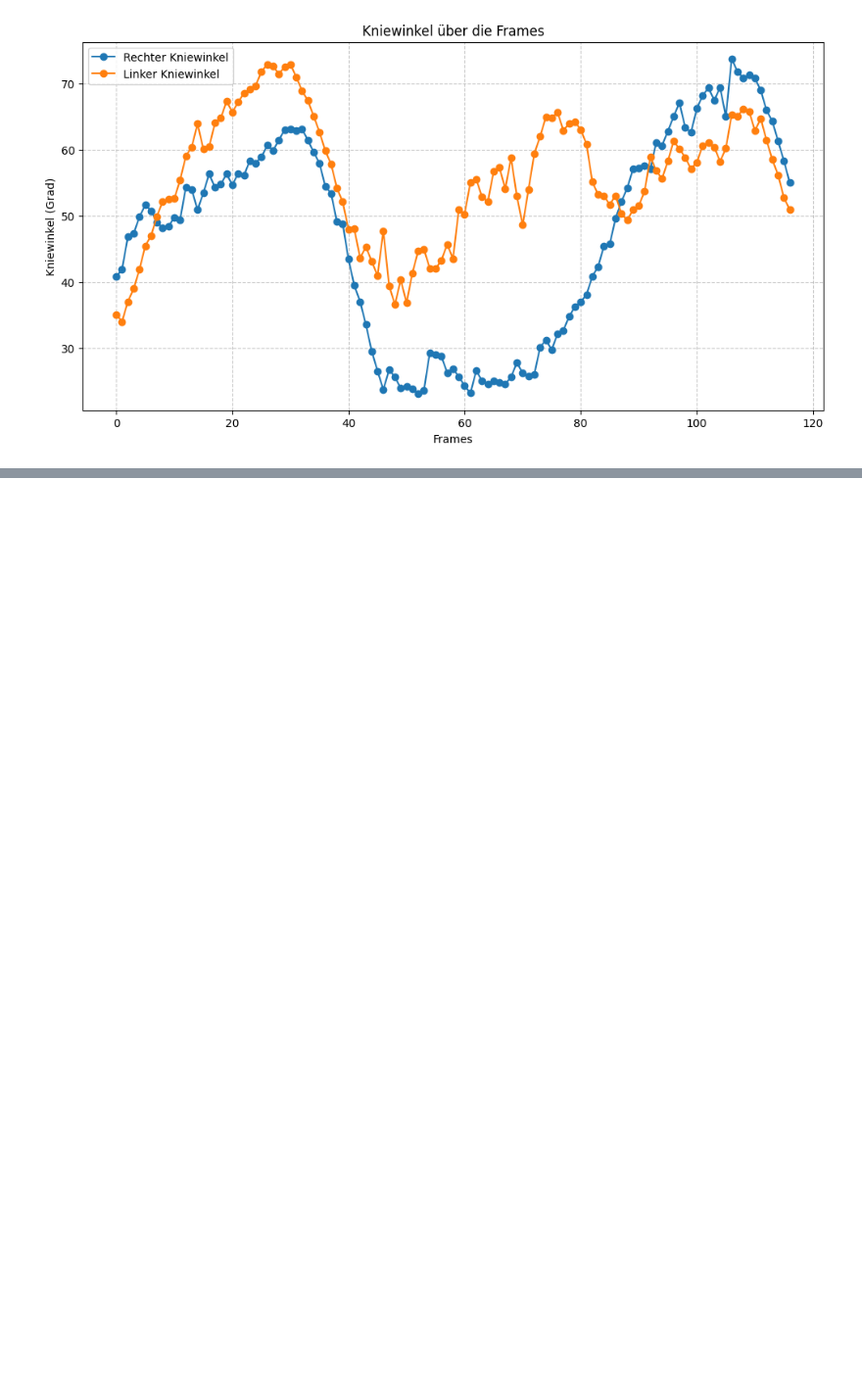
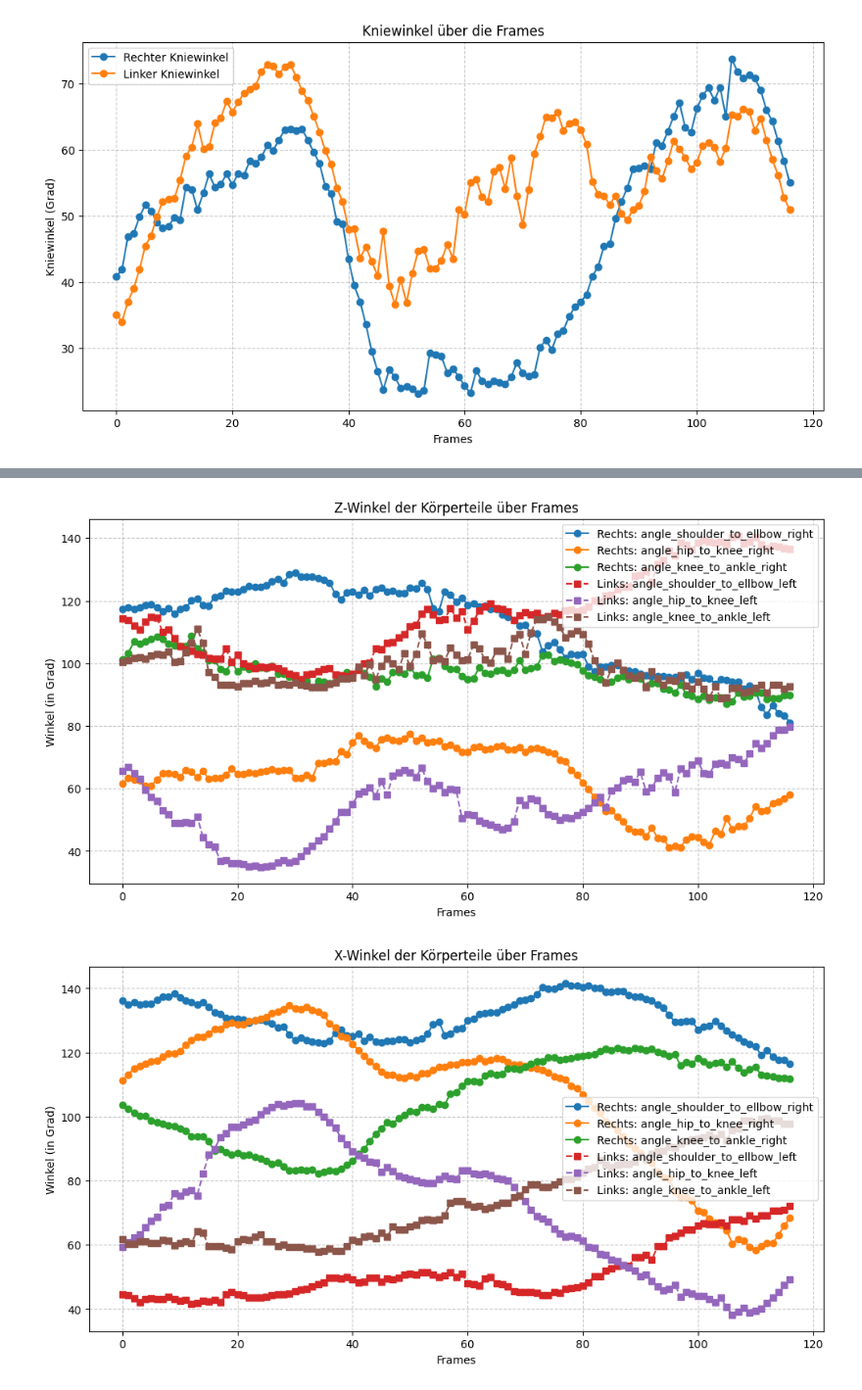
Before and after one commit to pascalghanimi/Ski-Classification-AI, a Jupyter notebook: Feature_Extraction.ipynb, the cells around one changed output, grey strips where cells are left out. Shown at 98% size. Drawn from its saved outputs; the diff is of its cells as text; code cells hidden in the pictures; blank space fills up the shorter version.

```diff
--- a/Feature_Extraction.ipynb
+++ b/Feature_Extraction.ipynb
@@ -671,10 +671,13 @@ r_hip_num = 9
 r_knee_num = 10
 r_ankle_num = 11
 r_shoulder_num = 2
+r_ellbow_num = 3
 l_hip_num = 12
 l_knee_num = 13
 l_ankle_num = 14
 l_shoulder_num = 5
+l_ellbow_num = 6
+
 
 knee_angles_right = {}
 knee_angles_left = {}
@@ -834,53 +858,63 @@ print(angles_x[0])
 # %%
 import matplotlib.pyplot as plt
 
-def plot_right_angles(angles, axis):
+def plot_angles(angles, axis):
     """
-    Plottet die Winkel der rechten Körperteile über alle Frames.
+    Plottet die Winkel der rechten und linken Körperteile über alle Frames.
 
     Parameter:
-    - angles (dict): Ein Dictionary, bei dem die Schlüssel die Frame-Nummern sind
-                     und die Werte wiederum Dictionaries mit Winkelinformationen enthalten.
+    - angles (dict): Ein Dictionary mit Frame-Nummern als Schlüssel und Dictionaries mit Winkelinformationen als Werte.
+    - axis (str): Achse ('x', 'y', 'z') für den Titel.
     """
-    # Sortiere die Frames für eine geordnete Darstellung
     sorted_frames = sorted(angles.keys())
 
-    # Identifiziere alle Winkel-Keys für die rechten Körperteile
-    right_angle_keys = [key for key in angles[0].keys() if key.startswith('angle_z_r_')]
+    # Winkel-Keys für rechte und linke Körperseite extrahieren
+    right_angle_keys = [key for key in angles[next(iter(angles))].keys() if "_right" in key]
+    left_angle_keys = [key for key in angles[next(iter(angles))].keys() if "_left" in key]
 
-    # Initialisiere ein Dictionary, um die Winkelwerte zu speichern
-    angle_values = {key: [] for key in right_angle_keys}
+    if not right_angle_keys and not left_angle_keys:
+        print(f"Keine passenden Winkel in {axis}-Achse gefunden.")
+        return
 
-    # Sammle die Winkelwerte für jeden Frame
+    angle_values_right = {key: [] for key in right_angle_keys}
+    angle_values_left = {key: [] for key in left_angle_keys}
+
+    # Winkelwerte für jeden Frame sammeln
     for frame in sorted_frames:
         for key in right_angle_keys:
-            angle_values[key].append(angles[frame][key])
+            angle_values_right[key].append(angles[frame][key])
+        for key in left_angle_keys:
+            angle_values_left[key].append(angles[frame][key])
 
-    # Erstelle das Plot-Fenster
     plt.figure(figsize=(12, 6))
 
-    # Plotte jeden Winkel als eigene Linie
+    # Rechte Körperhälfte plotten
     for key in right_angle_keys:
-        plt.plot(sorted_frames, angle_values[key], marker='o', linestyle='-', label=key)
+        plt.plot(sorted_frames, angle_values_right[key], marker='o', linestyle='-', label=f"Rechts: {key}")
 
-    # Beschrifte die Achsen und füge einen Titel hinzu
+    # Linke Körperhälfte plotten
+    for key in left_angle_keys:
+        plt.plot(sorted_frames, angle_values_left[key], marker='s', linestyle='--', label=f"Links: {key}")
+
     plt.xlabel('Frames')
     plt.ylabel('Winkel (in Grad)')
-    plt.title(f'{axis}-Winkel der rechten Körperteile über Frames')
+    plt.title(f'{axis.upper()}-Winkel der Körperteile über Frames')
 
-    # Füge eine Legende hinzu
     plt.legend()
-
-    # Füge ein Gitter hinzu für bessere Lesbarkeit
     plt.grid(True, linestyle='--', alpha=0.7)
-
-    # Zeige das Diagramm an
     plt.show()
 
-# Beispielhafte Nutzung der Funktion
-# Stelle sicher, dass dein 'angles'-Dictionary bereits definiert und gefüllt ist
-# plot_right_angles(angles)
-plot_right_angles(angles_z, "z")
+# Aufruf für die Z-Achse (oder Y)
+plot_angles(angles_z, "z")
+plot_angles(angles_x, "x")
+
+    # ACHTUNG: Mögliche Achsenspiegelung!
+    # Es könnte sein, dass eine Körperseite (z. B. linke Schulter) in einem negativen Bereich des Koordinatensystems liegt.
+    # In diesem Fall könnten die Winkel der linken Körperseite die gespiegelte Version der rechten Körperseite sein.
+    # Das sieht man besonders bei den Schulter-Ellbogen-Winkeln, die fast genau gegensätzlich verlaufen bei SimonPD.
+# %% [output]
+[figure, added]
+[figure, added]
 # %%
 r_heel_num = 24
 l_heel_num = 21
```
Also changed, not shown: parts of 7 cells of this notebook.
